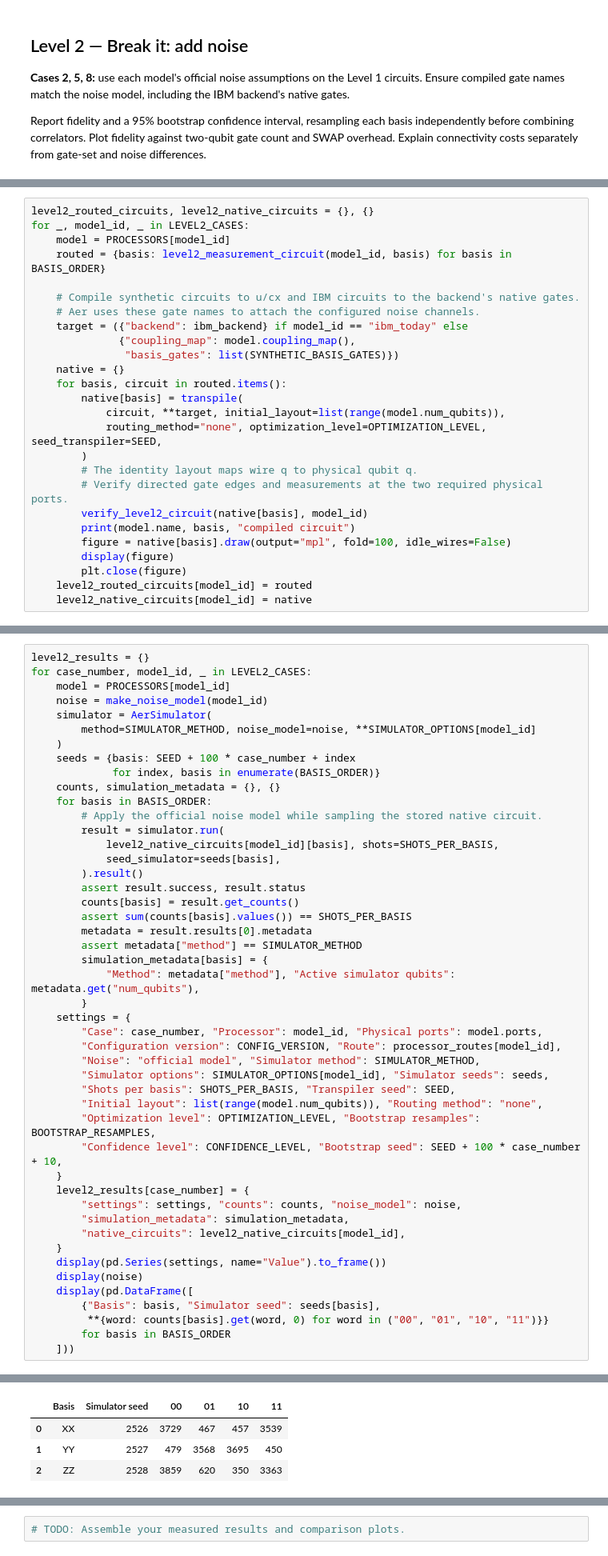
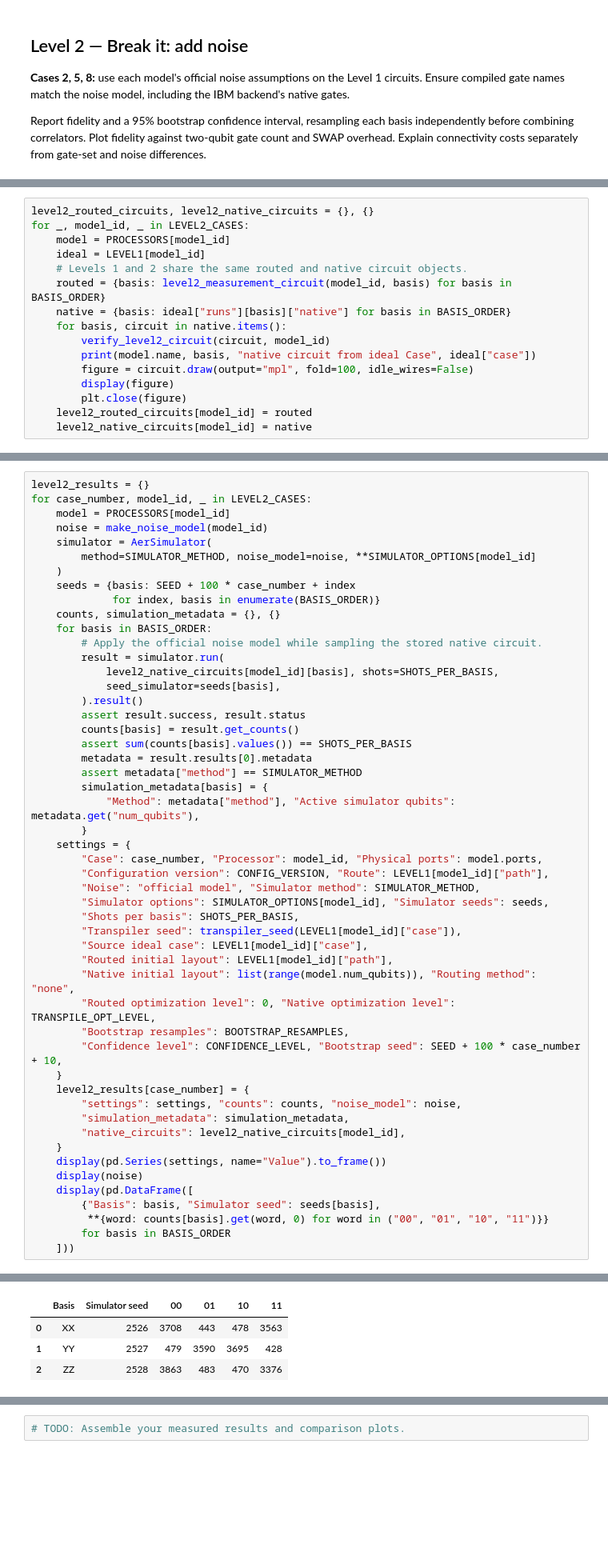
Before and after one commit to Clement-Wright/Geometry-Aware-Quantum-Cloud-Challenge-QCCR, a Jupyter notebook: challenge_submission.ipynb, the cells around one changed output, grey strips where cells are left out. Shown at 80% size. Saved outputs shown, nothing was run; the diff lists cells and outputs as text; blank space fills up the shorter version.

```diff
--- a/challenge_submission.ipynb
+++ b/challenge_submission.ipynb
@@ -519,24 +534,14 @@ def verify_level2_circuit(circuit, model_id):
 level2_routed_circuits, level2_native_circuits = {}, {}
 for _, model_id, _ in LEVEL2_CASES:
     model = PROCESSORS[model_id]
+    ideal = LEVEL1[model_id]
+    # Levels 1 and 2 share the same routed and native circuit objects.
     routed = {basis: level2_measurement_circuit(model_id, basis) for basis in BASIS_ORDER}
-
-    # Compile synthetic circuits to u/cx and IBM circuits to the backend's native gates.
-    # Aer uses these gate names to attach the configured noise channels.
-    target = ({"backend": ibm_backend} if model_id == "ibm_today" else
-              {"coupling_map": model.coupling_map(),
-               "basis_gates": list(SYNTHETIC_BASIS_GATES)})
-    native = {}
-    for basis, circuit in routed.items():
-        native[basis] = transpile(
-            circuit, **target, initial_layout=list(range(model.num_qubits)),
-            routing_method="none", optimization_level=OPTIMIZATION_LEVEL, seed_transpiler=SEED,
-        )
-        # The identity layout maps wire q to physical qubit q.
-        # Verify directed gate edges and measurements at the two required physical ports.
-        verify_level2_circuit(native[basis], model_id)
-        print(model.name, basis, "compiled circuit")
-        figure = native[basis].draw(output="mpl", fold=100, idle_wires=False)
+    native = {basis: ideal["runs"][basis]["native"] for basis in BASIS_ORDER}
+    for basis, circuit in native.items():
+        verify_level2_circuit(circuit, model_id)
+        print(model.name, basis, "native circuit from ideal Case", ideal["case"])
+        figure = circuit.draw(output="mpl", fold=100, idle_wires=False)
         display(figure)
         plt.close(figure)
     level2_routed_circuits[model_id] = routed
@@ -582,12 +587,16 @@ for case_number, model_id, _ in LEVEL2_CASES:
         }
     settings = {
         "Case": case_number, "Processor": model_id, "Physical ports": model.ports,
-        "Configuration version": CONFIG_VERSION, "Route": processor_routes[model_id],
+        "Configuration version": CONFIG_VERSION, "Route": LEVEL1[model_id]["path"],
         "Noise": "official model", "Simulator method": SIMULATOR_METHOD,
         "Simulator options": SIMULATOR_OPTIONS[model_id], "Simulator seeds": seeds,
-        "Shots per basis": SHOTS_PER_BASIS, "Transpiler seed": SEED,
-        "Initial layout": list(range(model.num_qubits)), "Routing method": "none",
-        "Optimization level": OPTIMIZATION_LEVEL, "Bootstrap resamples": BOOTSTRAP_RESAMPLES,
+        "Shots per basis": SHOTS_PER_BASIS,
+        "Transpiler seed": transpiler_seed(LEVEL1[model_id]["case"]),
+        "Source ideal case": LEVEL1[model_id]["case"],
+        "Routed initial layout": LEVEL1[model_id]["path"],
+        "Native initial layout": list(range(model.num_qubits)), "Routing method": "none",
+        "Routed optimization level": 0, "Native optimization level": TRANSPILE_OPT_LEVEL,
+        "Bootstrap resamples": BOOTSTRAP_RESAMPLES,
         "Confidence level": CONFIDENCE_LEVEL, "Bootstrap seed": SEED + 100 * case_number + 10,
     }
     level2_results[case_number] = {
@@ -648,7 +655,7 @@ for case_number, model_id, _ in LEVEL2_CASES:
 |  | Basis | Simulator seed | 00 | 01 | 10 | 11 |
-| 0 | XX | 2526 | 3729 | 467 | 457 | 3539 |
-| 1 | YY | 2527 | 479 | 3568 | 3695 | 450 |
-| 2 | ZZ | 2528 | 3859 | 620 | 350 | 3363 |
+| 0 | XX | 2526 | 3708 | 443 | 478 | 3563 |
+| 1 | YY | 2527 | 479 | 3590 | 3695 | 428 |
+| 2 | ZZ | 2528 | 3863 | 483 | 470 | 3376 |
 |  | Value |
 | Case | 8 |
 | Processor | hyperbolic |
```
Also changed, not shown: parts of 9 cells of this notebook.
